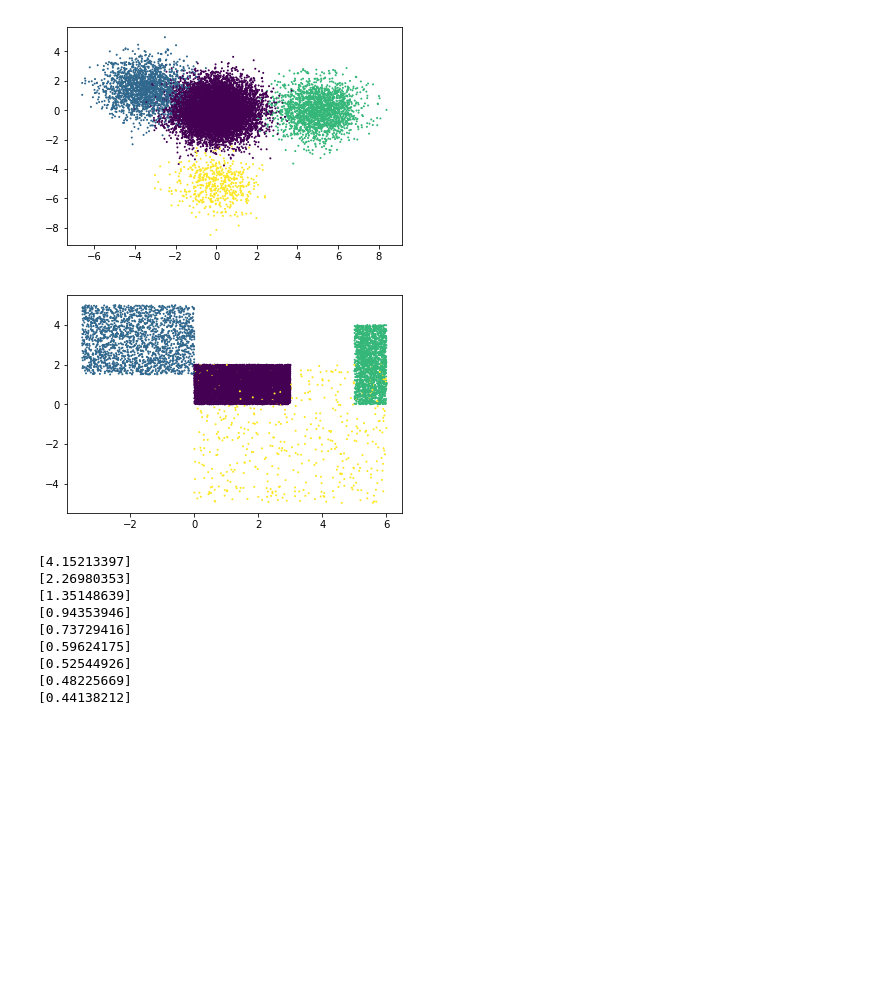
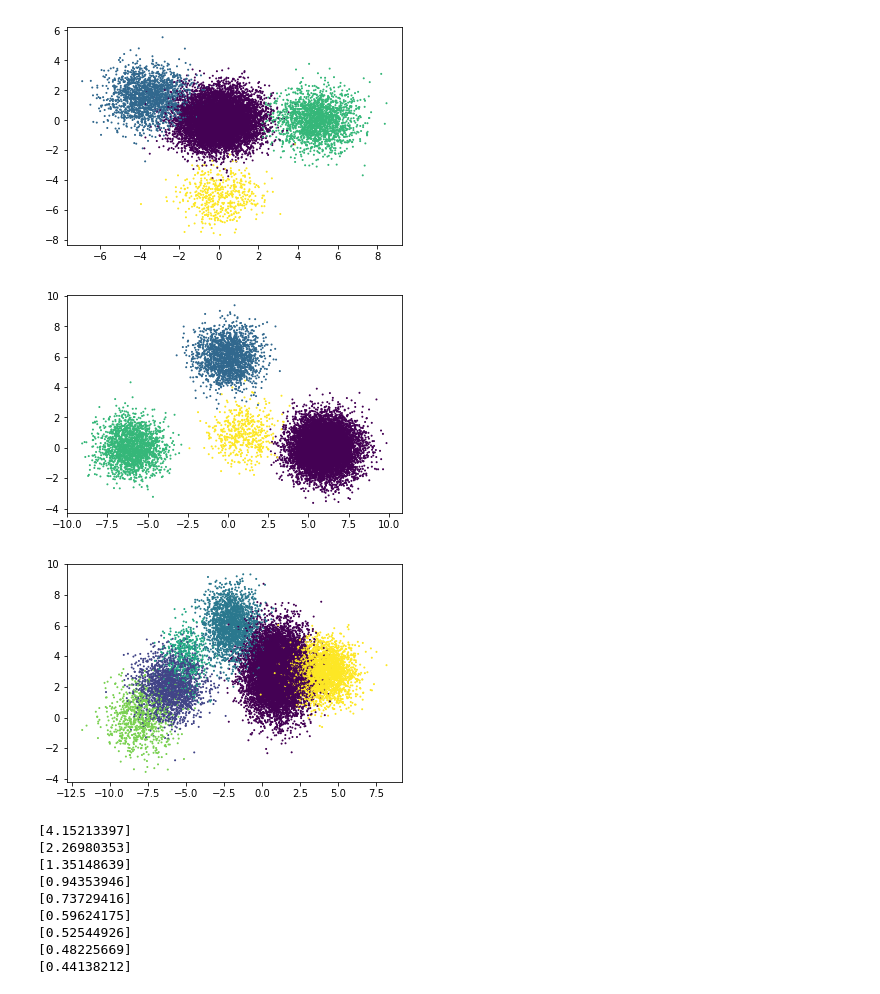
Before and after one commit to edforsberg/MME440_Project2, a Jupyter notebook: ErikF_BIC_Method.ipynb, the cells around one changed output. Saved outputs shown, nothing was run; the diff lists cells and outputs as text; code cells hidden in the pictures; blank space fills up the shorter version.

Commit message:
fixed some more data sets

```diff
--- a/ErikF_BIC_Method.ipynb
+++ b/ErikF_BIC_Method.ipynb
@@ -8,15 +8,19 @@ from sklearn import cluster
 import CreateDataFunctions as df
 from scipy.spatial import distance
 data1, c1  = df.Data1()
-data2, c2 = df.Data2()
+data2, c2 = df.Data4()
+data3, c3 = df.Data3()
 # %%
 plt.scatter(data1[:,0],data1[:,1],s=1,c=c1)
 plt.show()
 plt.scatter(data2[:,0],data2[:,1],s=1,c=c2)
 plt.show()
+plt.scatter(data3[:,0],data3[:,1],s=1,c=c3)
+plt.show()
 # %% [output]
-[figure, old version]
+[figure, new version]
-[figure, old version]
+[figure, new version]
+[figure, added]
 # %%
 def ComputeBIC(kmeans, data):
     centers = [kmeans.cluster_centers_]
```
Also changed, not shown: 1 other file.
